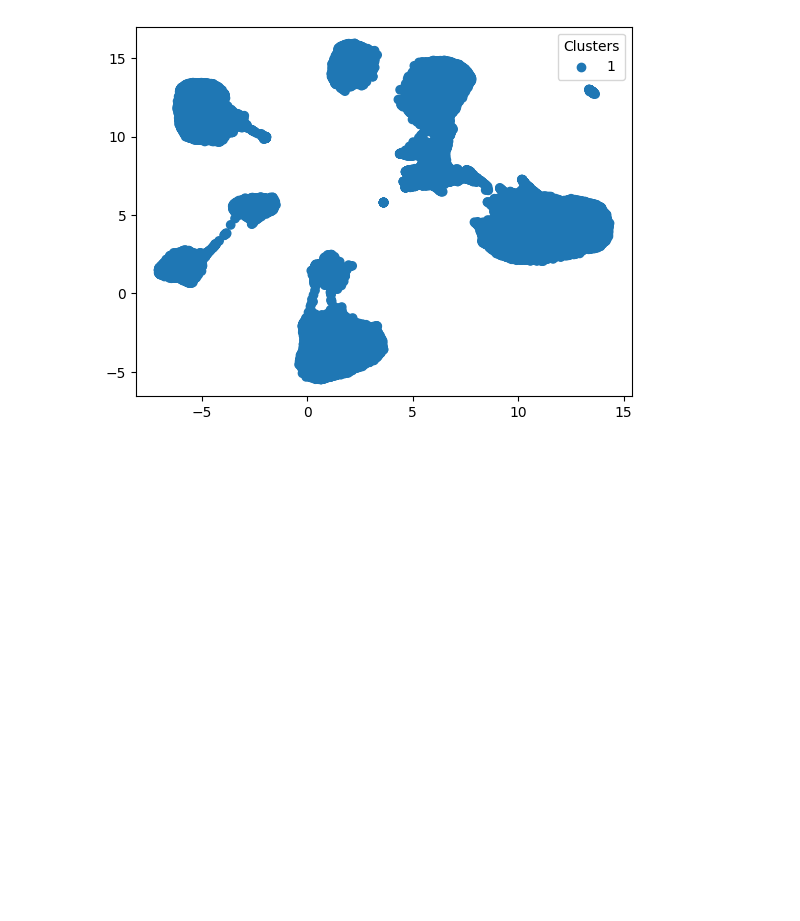
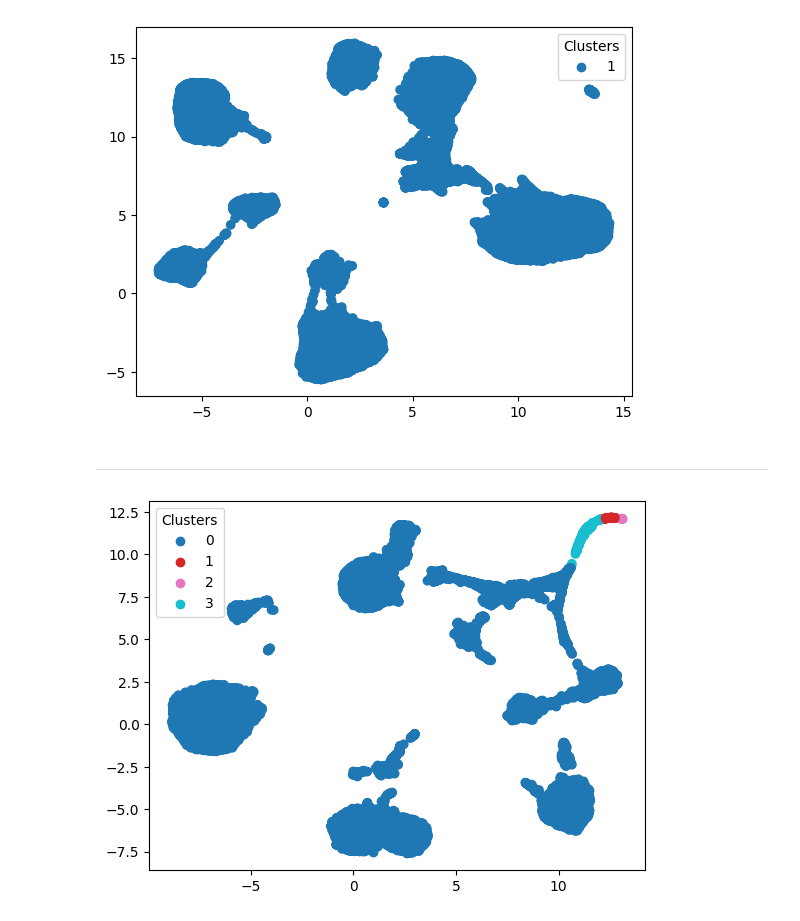
Before and after one commit to Rita-Centeno/DMI, a Jupyter notebook: clustering_extras.ipynb, the cells around one changed output. Saved outputs shown, nothing was run; the diff lists cells and outputs as text; code cells hidden in the pictures; blank space fills up the shorter version.

```diff
--- a/clustering_extras.ipynb
+++ b/clustering_extras.ipynb
@@ -77,3 +77,12 @@ preference['cont'] = 1
 visualize_dimensionality_reduction(umap_embedding, preference['cont'])
 # %% [output]
 [figure]
+# %% [markdown]
+----
+# %%
+kmeans = KMeans(n_clusters = 4, init='k-means++', n_init=20,  random_state = 1).fit(sample_rb_scl)
+sample_original['rb_kmeans4'] = kmeans.predict(sample_rb_scl)
+# %%
+visualize_dimensionality_reduction(umap_embedding_rb, sample_original['rb_kmeans4'])
+# %% [output]
+[figure, added]
```
Also changed, not shown: parts of 9 cells of this notebook, 7 other files.
